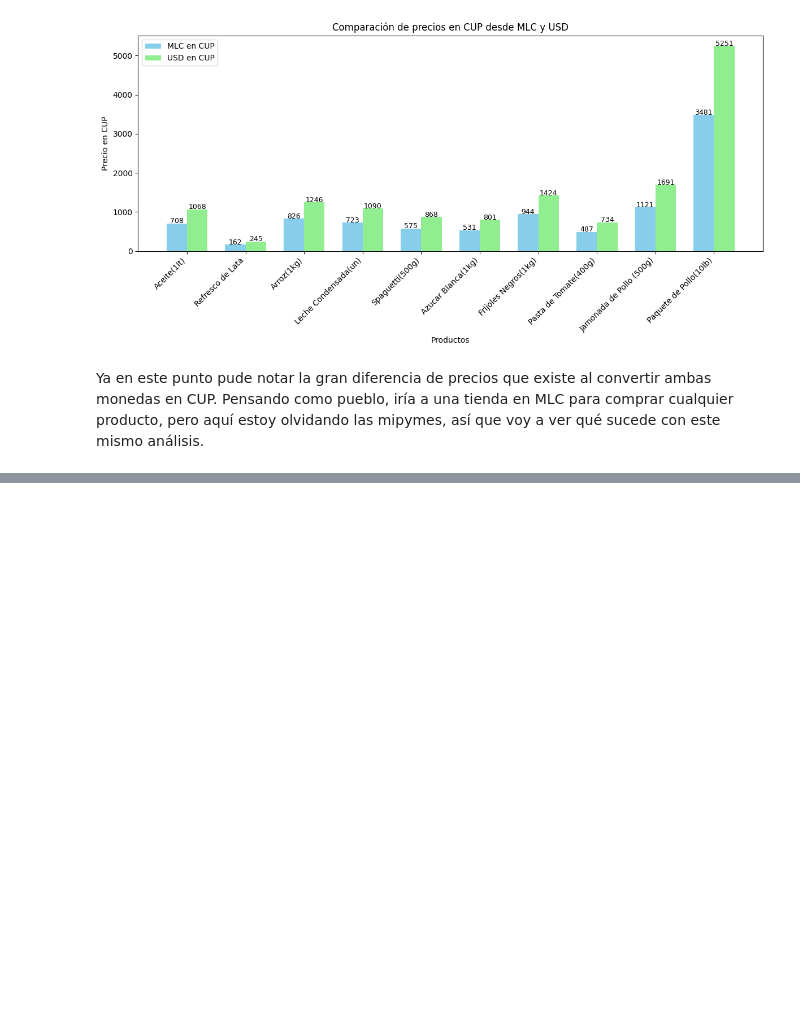
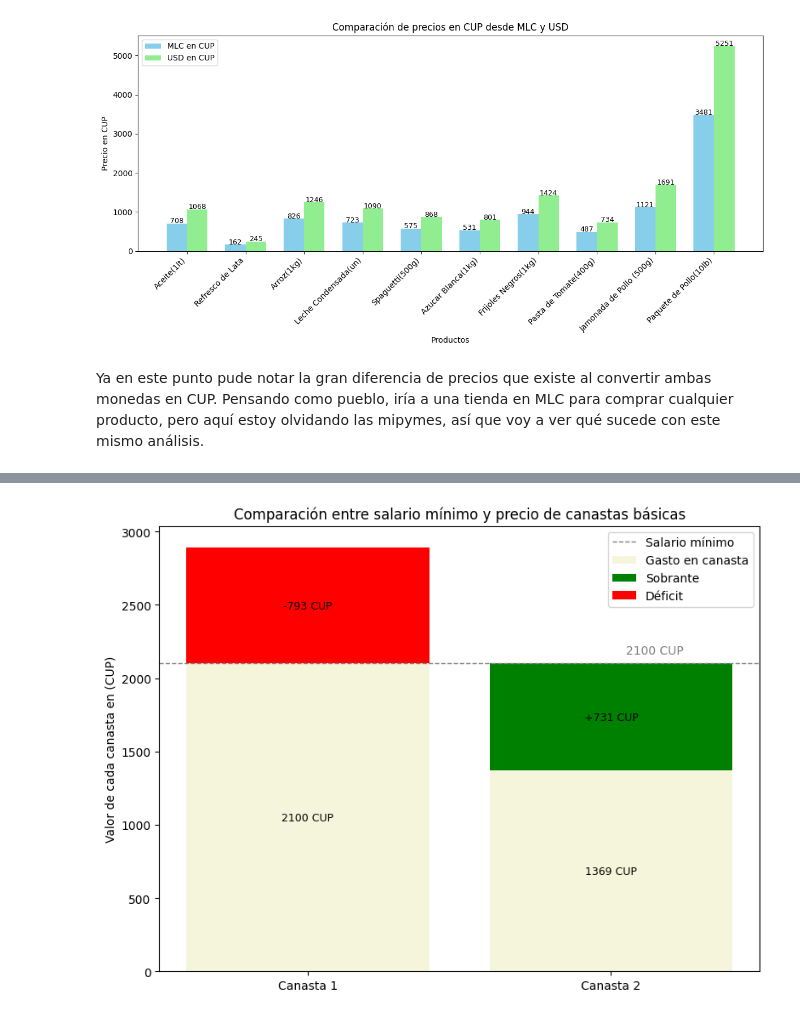
Before and after one commit to WilliamTMC/Proyecto45, a Jupyter notebook: analizando varios productos.ipynb, the cells around one changed output, grey strips where cells are left out. Cells and saved outputs as stored; diff of their text form; code cells hidden in the pictures; blank space fills up the shorter version.

```diff
--- a/analizando varios productos.ipynb
+++ b/analizando varios productos.ipynb
@@ -475,0 +475,92 @@ En este punto pude comprender un poco más, ya que en la sociedad cubana, triste
+# %%
+from Funciones.biblioteca import guardar_producto_lista,acceder_precio_lista,suma
+import matplotlib.pyplot as plt
+#Aclaraciones
+salario = 2100 #Salario minimo de un trabajador en Cuba
+promedios_de_productos #Nombre de productos(top 10) con sus precios al lado
+canasta_basica1 = []#Lista a la cual agregaremos productos y precios
+canasta_basica2 = []#Lista a la cual agregaremos productos y precios
+#Productos que vamos a agregar a la primera canasta basica
+guardar_producto_lista(promedios_de_productos,'Arroz(1kg)',canasta_basica1)
+guardar_producto_lista(promedios_de_productos,'Aceite(1lt)',canasta_basica1)
+guardar_producto_lista(promedios_de_productos,'Frijoles Negros(1kg)',canasta_basica1)
+guardar_producto_lista(promedios_de_productos,'Jamonada de Pollo (500g)',canasta_basica1)
+#Productos que vamos a agregar a la segunda canasta basica
+guardar_producto_lista(promedios_de_productos, 'Spaguetti(500g)',canasta_basica2)
+guardar_producto_lista(promedios_de_productos, 'Pasta de Tomate(400g)',canasta_basica2)
+guardar_producto_lista(promedios_de_productos, 'Jamonada de Pollo (500g)',canasta_basica2)
+#Creamos dos listas almacenar los valores de cada producto
+precio_canasta1 = []
+precio_canasta2 = []
+acceder_precio_lista(canasta_basica1,precio_canasta1)
+acceder_precio_lista(canasta_basica2,precio_canasta2)
+#Para saber su precio sumamos todos los valores
+precio_canasta1 = suma(precio_canasta1)
+precio_canasta2 = suma(precio_canasta2)
+
+#Para graficar esto
+# Datos
+salario
+precio_canasta1
+precio_canasta2
+
+#Cálculo de sobrante o déficit
+sobrante1 = max(salario - precio_canasta1, 0)
+deficit1 = max(precio_canasta1 - salario, 0)
+
+sobrante2 = max(salario - precio_canasta2, 0)
+deficit2 = max(precio_canasta2 - salario, 0)
+
+#Preparar valores para stacked bar
+labels = ['Canasta 1', 'Canasta 2']
+gastos = [min(precio_canasta1, salario), min(precio_canasta2, salario)]
+sobrantes = [sobrante1, sobrante2]
+deficits = [deficit1, deficit2]
+
+#Crear gráfico
+fig, ax = plt.subplots(figsize=(8,6))
+
+#Barras de gasto
+barras_gasto = ax.bar(labels, gastos, color='beige', label='Gasto en canasta')
+
+#Barras de sobrante
+barras_sobrante = ax.bar(labels, sobrantes, bottom=gastos, color='green', label='Sobrante')
+
+#Barras de déficit
+barras_deficit = ax.bar(labels, deficits, bottom=gastos, color='red', label='Déficit')
+
+#Línea de referencia del salario
+ax.axhline(salario, color='gray', linestyle='--', linewidth=1, label='Salario mínimo')
+# Texto sobre la línea
+ax.text(1.05, salario + 50, f"{salario} CUP", color='gray', fontsize=10, va='bottom')
+
+#Etiquetas en cada segmento
+for i in range(len(labels)):
+    #Gasto
+    ax.text(i, gastos[i] / 2, f"{gastos[i]} CUP", ha='center', va='center', fontsize=9, color='black')
+    #Sobrante
+    if sobrantes[i] > 0:
+        ax.text(i, gastos[i] + sobrantes[i]/2, f"+{sobrantes[i]} CUP", ha='center', va='center', fontsize=9, color='black')
+    #Déficit
+    if deficits[i] > 0:
+        ax.text(i, gastos[i] + deficits[i]/2, f"-{deficits[i]} CUP", ha='center', va='center', fontsize=9, color='black')
+
+#Personalización
+ax.set_ylabel("Valor de cada canasta en (CUP)")
+ax.set_title("Comparación entre salario mínimo y precio de canastas básicas")
+ax.legend()
+plt.tight_layout()
+plt.show()
+
+print("Canastas Creadas")
+print("Canasta Básica 1:")
+for producto, precio in canasta_basica1:
+    print(f"- {producto}: {precio} CUP")
+print(f"Costo: ${precio_canasta1}")
+
+print("\nCanasta Básica 2:")
+for producto, precio in canasta_basica2:
+    print(f"- {producto}: {precio} CUP")
+print(f"Costo: ${precio_canasta2}")
+# %% [output]
+[figure, added]
```
Also changed, not shown: parts of 11 cells of this notebook, 1 other file.
